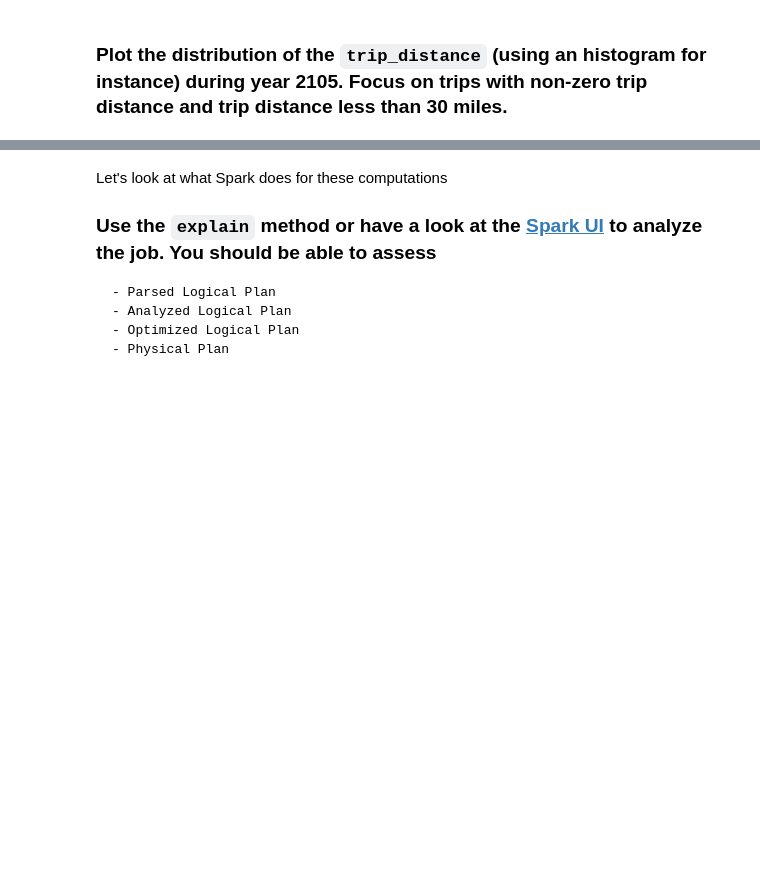
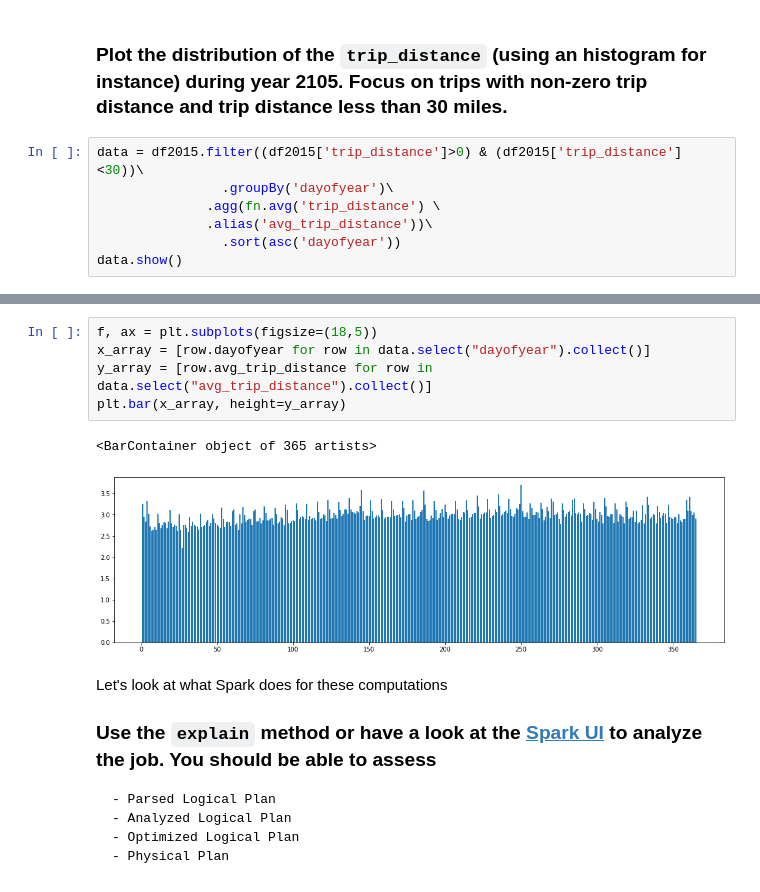
Before and after one commit to gtordjma/huynh_tordjman, a Jupyter notebook: Devoir_3/homework03.ipynb, the cells around one changed output, grey strips where cells are left out. Cells and saved outputs as stored; diff of their text form; blank space fills up the shorter version.

```diff
--- a/Devoir_3/homework03.ipynb
+++ b/Devoir_3/homework03.ipynb
@@ -619,2 +649,9 @@ Non seulement c'est peut etre le premier taxi à voyager sur la lune mais en plu
 # %% [markdown]
 ### Plot the distribution of the `trip_distance` (using an histogram for instance) during year 2105. Focus on trips with non-zero trip distance and trip distance less than 30 miles.
+# %%
+data = df2015.filter((df2015['trip_distance']>0) & (df2015['trip_distance']<30))\
+                .groupBy('dayofyear')\
+              .agg(fn.avg('trip_distance') \
+              .alias('avg_trip_distance'))\
+                .sort(asc('dayofyear'))
+data.show()
@@ -621,3 +676,11 @@ Non seulement c'est peut etre le premier taxi à voyager sur la lune mais en plu
+# %%
+f, ax = plt.subplots(figsize=(18,5))
+x_array = [row.dayofyear for row in data.select("dayofyear").collect()]
+y_array = [row.avg_trip_distance for row in data.select("avg_trip_distance").collect()]
+plt.bar(x_array, height=y_array)
+# %% [output]
+<BarContainer object of 365 artists>
+[figure, added]
 # %% [markdown]
 Let's look at what Spark does for these computations
 
```
Also changed, not shown: parts of 56 cells of this notebook.
